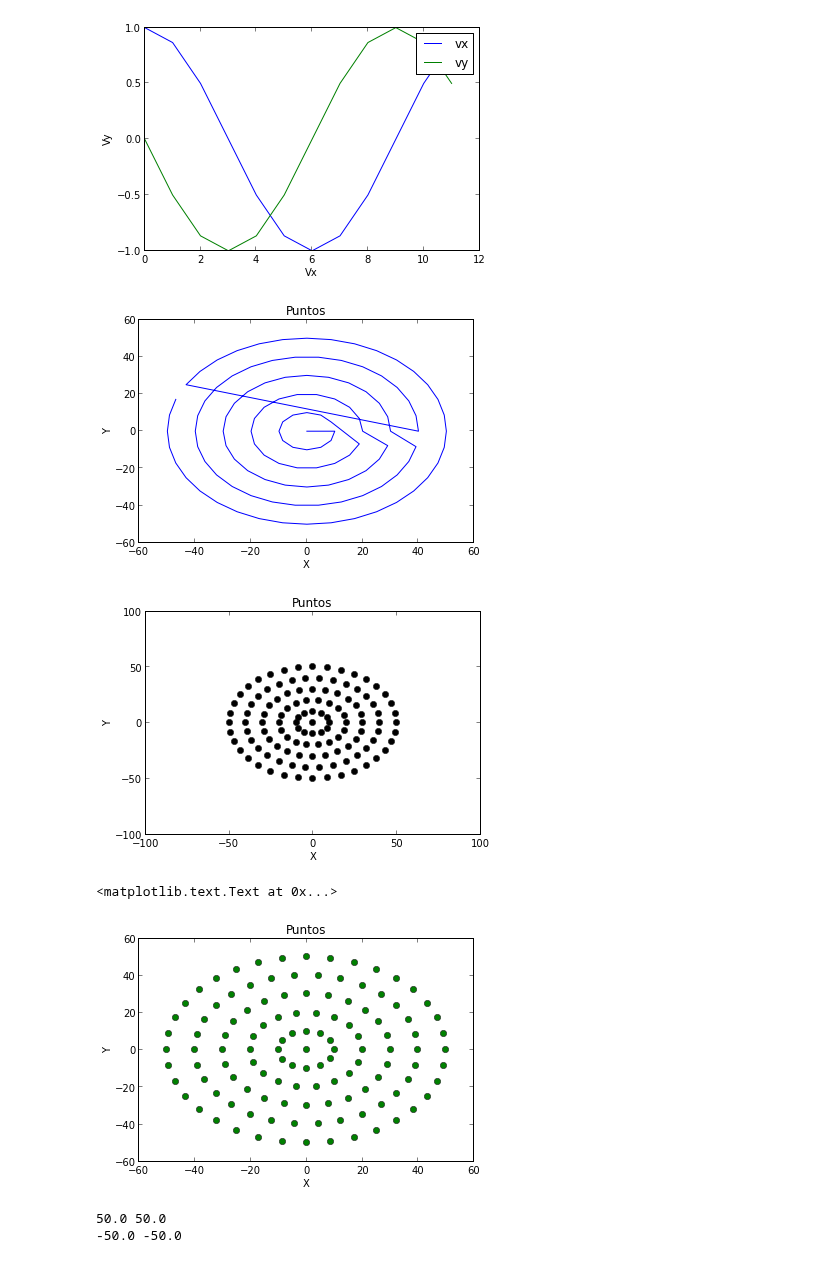
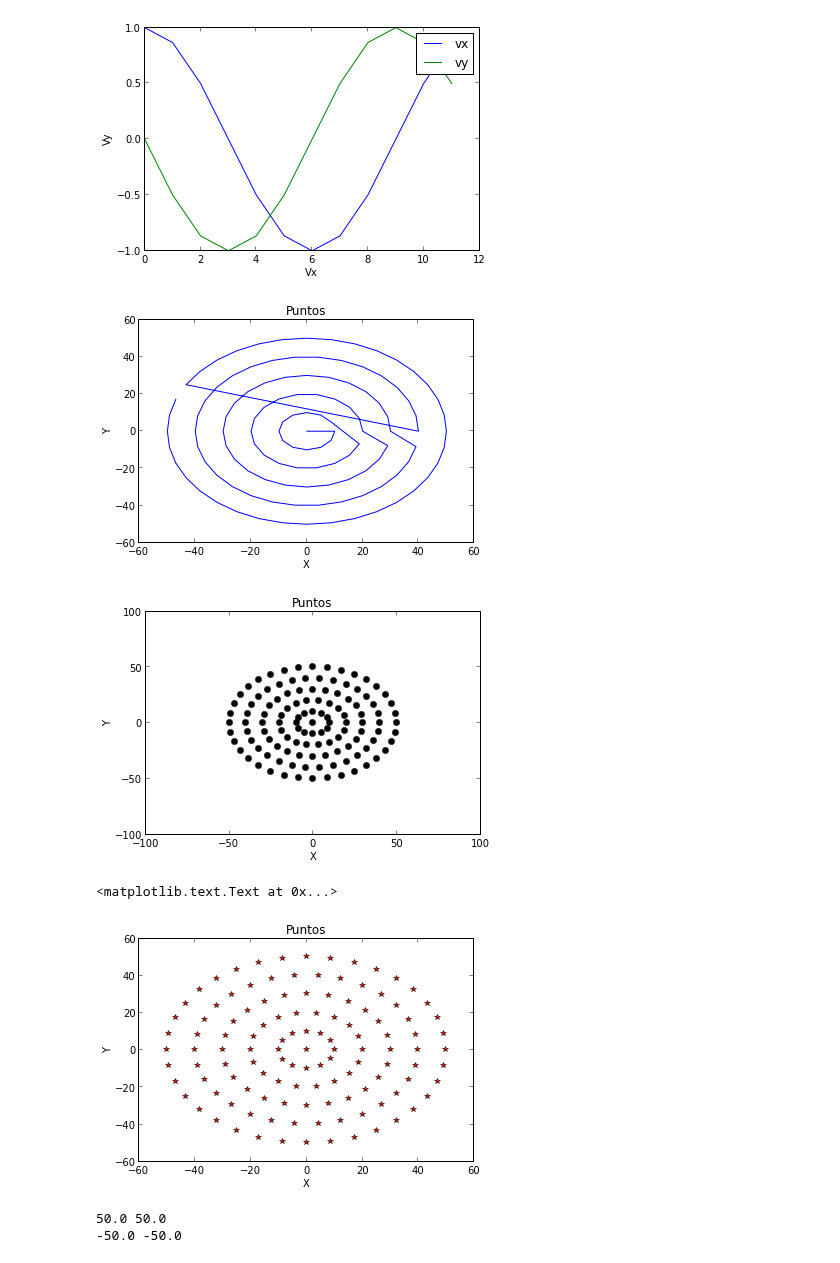
Before and after one commit to daniel-lozano/tarea6, a Jupyter notebook: datos_iniciales.ipynb, the cells around one changed output. Saved outputs shown, nothing was run; the diff lists cells and outputs as text; code cells hidden in the pictures.

```diff
--- a/datos_iniciales.ipynb
+++ b/datos_iniciales.ipynb
@@ -56,27 +57,27 @@ plt.close()
 # %%
 plot(x,y)
 title("Puntos")
 xlabel("X")
 ylabel("Y")
 plt.show()
 plt.close()
 plot(x,y,"ko")
 title("Puntos")
 xlabel("X")
 ylabel("Y")
 ylim(-100,100)
 xlim(-100,100)
 plt.show()
 plt.close()
-plot(x,y,"go")
+plot(x,y,"r*")
 title("Puntos")
 xlabel("X")
 ylabel("Y")
 # %% [output]
 [figure]
 [figure]
 <matplotlib.text.Text at 0x...>
-[figure, old version]
+[figure, new version]
 # %%
 print max(x), max(y)
 print min(x), min(y)
```
Also changed, not shown: parts of 3 cells of this notebook, 12 other files.
